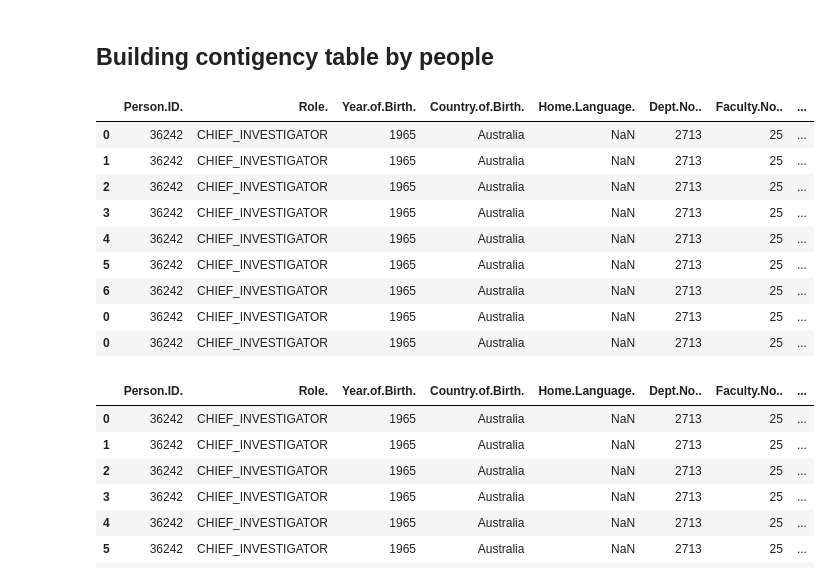
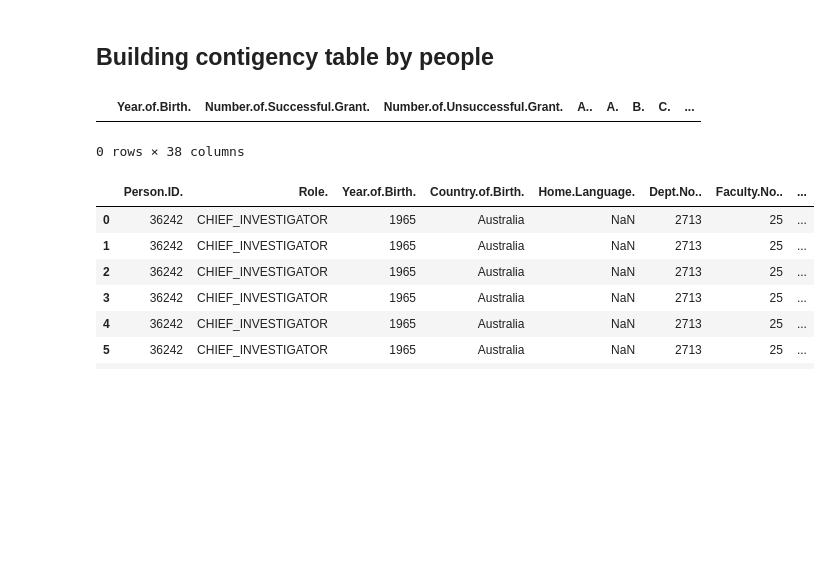
Before and after one commit to maximerihouey/grant_application, a Jupyter notebook: descriptive_analytics_maxime.ipynb, the cells around one changed output. Drawn from its saved outputs; the diff is of its cells as text; code cells hidden in the pictures; blank space fills up the shorter version.

```diff
--- a/descriptive_analytics_maxime.ipynb
+++ b/descriptive_analytics_maxime.ipynb
@@ -2,4 +2,4 @@
 import numpy as np
 import pandas as pd
 # %%
-data = pd.read_csv("data/unimelb_training.csv", header=0, dtype="str")
+data = pd.read_csv("data/unimelb_training.csv", header=0)
@@ -301,29 +312,24 @@ nb_rows = len(person_DF)
 # %%
 unique_roles, all_roles = process_column(data, "Role.")
 unique_cob, all_cob = process_column(data, "Country.of.Birth.")
 unique_homelanguage, all_homelanguage = process_column(data, "Home.Language.")
 unique_nbyears, all_nbyears = process_column(data, "No..of.Years.in.Uni.at.Time.of.Grant.")
 
 contigency_features = {
-    "numeric": ["Year.of.Birth", "Number.of.Successful.Grant.", "Number.of.Unsuccessful.Grant.", "A..", "A.", "B.", "C.", "Year", "Rank"],
+    "numeric": ["Year.of.Birth.", "Number.of.Successful.Grant.", "Number.of.Unsuccessful.Grant.", "A..", "A.", "B.", "C.", "Year", "Rank"],
     "categorical": [
         ("Role.", unique_roles),
         ("Country.of.Birth.", unique_cob),
-        ("Home.Language.", unique_cob),
-        ("No..of.Years.in.Uni.at.Time.of.Grant.", )
+        ("Home.Language.", unique_homelanguage),
+        ("No..of.Years.in.Uni.at.Time.of.Grant.", unique_nbyears)
     ]
 }
+
+contigency_df = pd.DataFrame(columns=contigency_features["numeric"] + [feature_name+str(unique_value) for feature_name, unique_values in contigency_features["categorical"] for unique_value in unique_values])
+contigency_df
 # %% [output]
-|  | Person.ID. | Role. | Year.of.Birth. | Country.of.Birth. | Home.Language. | Dept.No.. | Faculty.No.. | ... |
-| 0 | 36242 | CHIEF_INVESTIGATOR | 1965 | Australia | NaN | 2713 | 25 | ... |
-| 1 | 36242 | CHIEF_INVESTIGATOR | 1965 | Australia | NaN | 2713 | 25 | ... |
-| 2 | 36242 | CHIEF_INVESTIGATOR | 1965 | Australia | NaN | 2713 | 25 | ... |
-| 3 | 36242 | CHIEF_INVESTIGATOR | 1965 | Australia | NaN | 2713 | 25 | ... |
-| 4 | 36242 | CHIEF_INVESTIGATOR | 1965 | Australia | NaN | 2713 | 25 | ... |
-| 5 | 36242 | CHIEF_INVESTIGATOR | 1965 | Australia | NaN | 2713 | 25 | ... |
-| 6 | 36242 | CHIEF_INVESTIGATOR | 1965 | Australia | NaN | 2713 | 25 | ... |
-| 0 | 36242 | CHIEF_INVESTIGATOR | 1965 | Australia | NaN | 2713 | 25 | ... |
-| 0 | 36242 | CHIEF_INVESTIGATOR | 1965 | Australia | NaN | 2713 | 25 | ... |
+|  | Year.of.Birth. | Number.of.Successful.Grant. | Number.of.Unsuccessful.Grant. | A.. | A. | B. | C. | ... |
+0 rows × 38 columns
 # %%
 person_ID = "36242"
 person_applications = person_DF[person_DF["Person.ID."] == person_ID]
```
Also changed, not shown: parts of 9 cells of this notebook.
